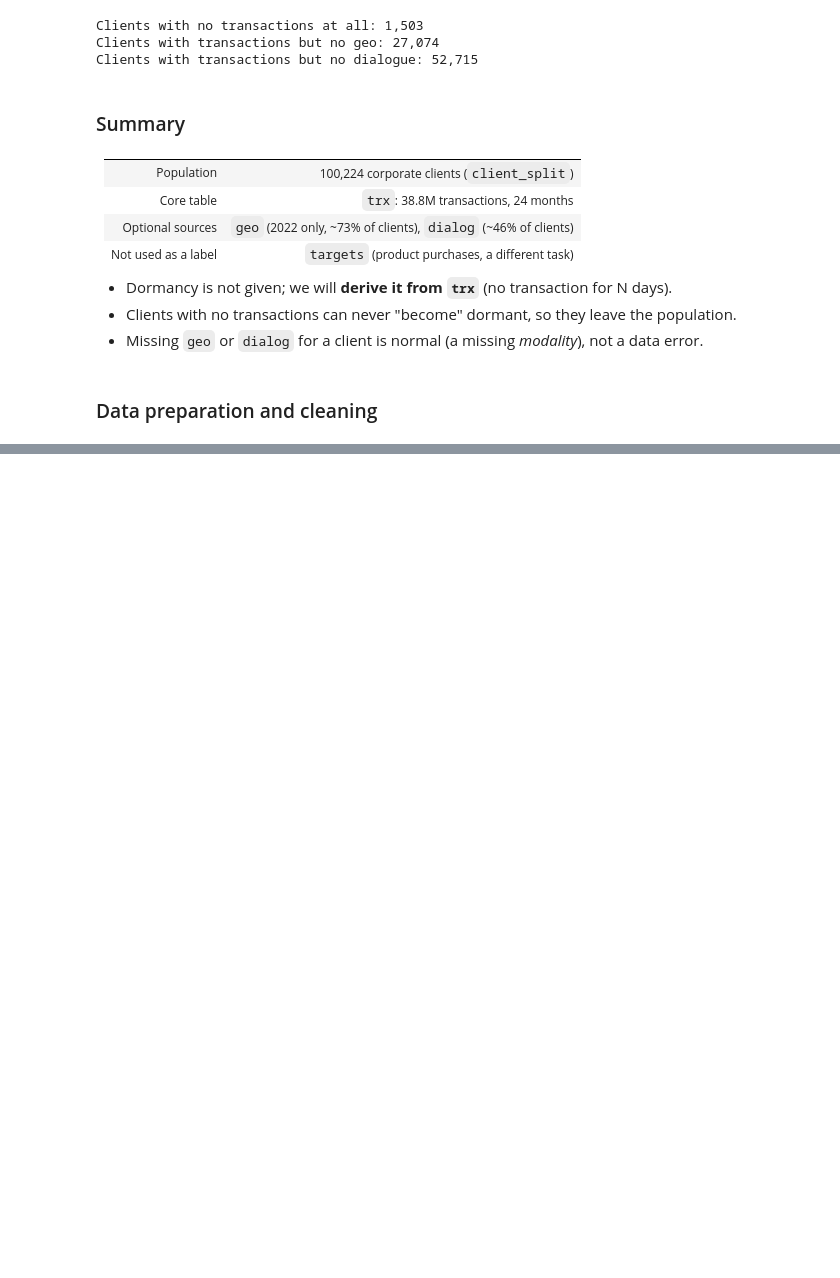
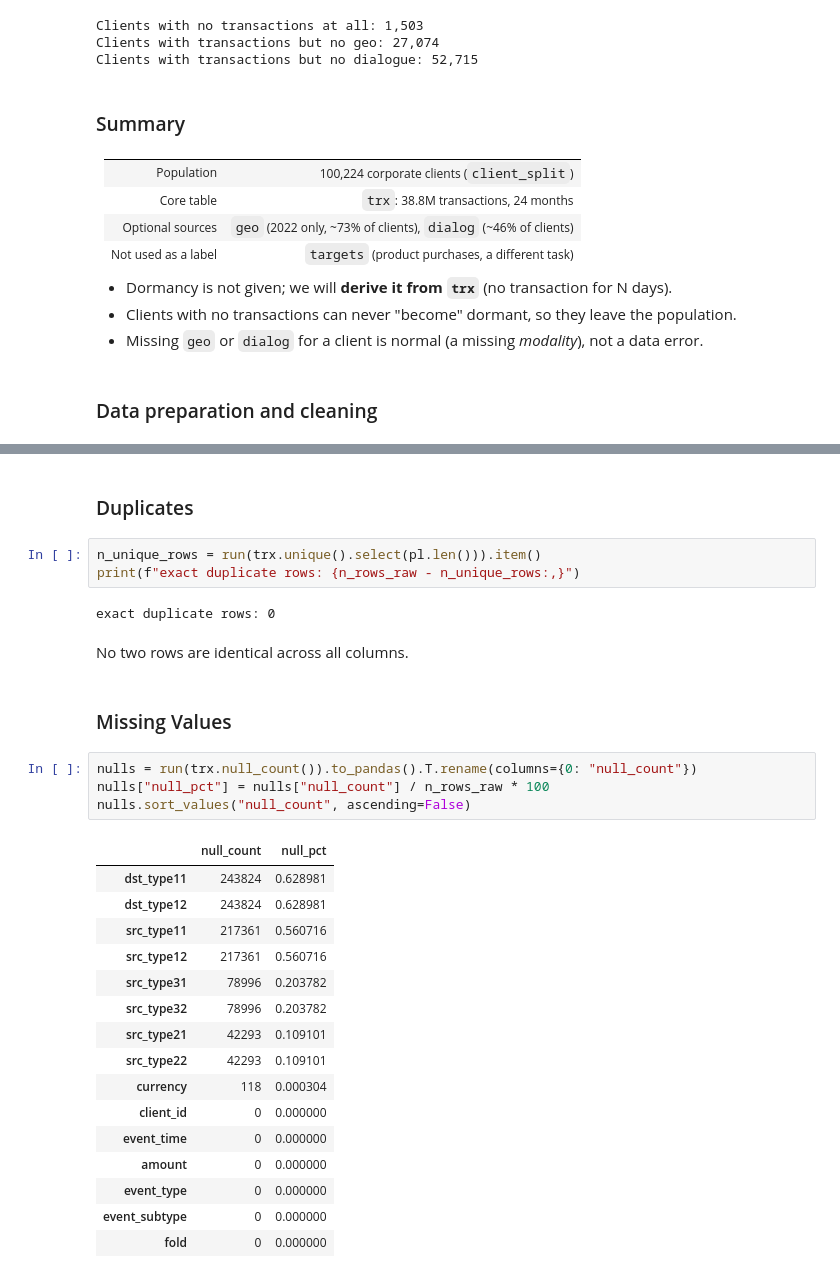
Before and after one commit to tintinWanyoike/084045_dsa_8401_capstone_project, a Jupyter notebook: notebook.ipynb, the cells around one changed output, grey strips where cells are left out. Saved outputs shown, nothing was run; the diff lists cells and outputs as text; blank space fills up the shorter version.

```diff
--- a/notebook.ipynb
+++ b/notebook.ipynb
@@ -543,0 +642,32 @@ Clients with transactions but no dialogue: 52,715
+# %% [markdown]
+### Duplicates
+# %%
+n_unique_rows = run(trx.unique().select(pl.len())).item()
+print(f"exact duplicate rows: {n_rows_raw - n_unique_rows:,}")
+# %% [output]
+exact duplicate rows: 0
+# %% [markdown]
+No two rows are identical across all columns.
+# %% [markdown]
+### Missing Values
+# %%
+nulls = run(trx.null_count()).to_pandas().T.rename(columns={0: "null_count"})
+nulls["null_pct"] = nulls["null_count"] / n_rows_raw * 100
+nulls.sort_values("null_count", ascending=False)
+# %% [output]
+|  | null_count | null_pct |
+| dst_type11 | 243824 | 0.628981 |
+| dst_type12 | 243824 | 0.628981 |
+| src_type11 | 217361 | 0.560716 |
+| src_type12 | 217361 | 0.560716 |
+| src_type31 | 78996 | 0.203782 |
+| src_type32 | 78996 | 0.203782 |
+| src_type21 | 42293 | 0.109101 |
+| src_type22 | 42293 | 0.109101 |
+| currency | 118 | 0.000304 |
+| client_id | 0 | 0.000000 |
+| event_time | 0 | 0.000000 |
+| amount | 0 | 0.000000 |
+| event_type | 0 | 0.000000 |
+| event_subtype | 0 | 0.000000 |
+| fold | 0 | 0.000000 |
```
Also changed, not shown: parts of 41 cells of this notebook.
